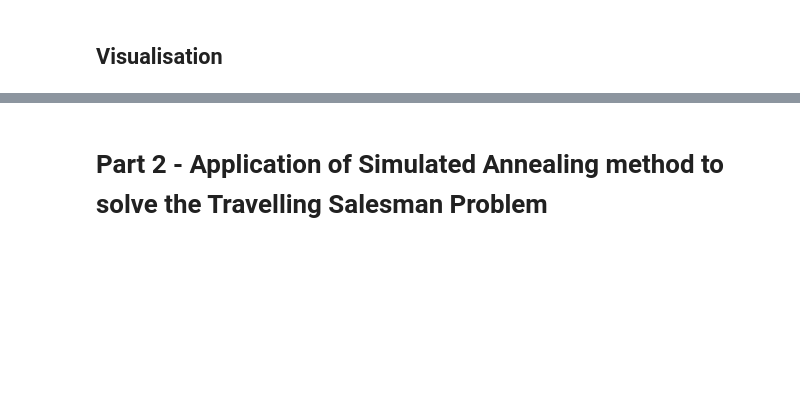
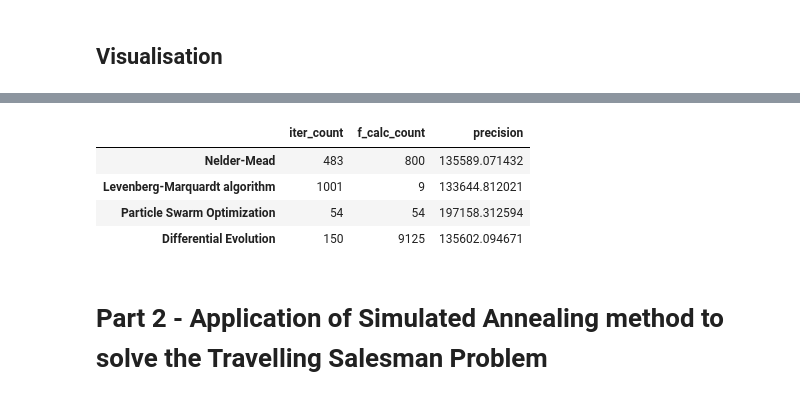
Before and after one commit to ATHigh/ITMO_labs, a Jupyter notebook: AaDoA/Task4.ipynb, the cells around one changed output, grey strips where cells are left out. Saved outputs shown, nothing was run; the diff lists cells and outputs as text; code cells hidden in the pictures; blank space fills up the shorter version.

```diff
--- a/AaDoA/Task4.ipynb
+++ b/AaDoA/Task4.ipynb
@@ -118,3 +134,17 @@ swarm_result = [145, 145, 197350.7498386208]
+# %%
+#dataframe
+df_linear = pd.DataFrame([nelder_mead_result, lma_result, swarm_result,
+                          diff_evo_result],
+                         columns=['iter_count', 'f_calc_count', 'precision'],
+                         index=["Nelder-Mead", "Levenberg-Marquardt algorithm",
+                                "Particle Swarm Optimization", "Differential Evolution"])
+df_linear
+# %% [output]
+|  | iter_count | f_calc_count | precision |
+| Nelder-Mead | 483 | 800 | 135589.071432 |
+| Levenberg-Marquardt algorithm | 1001 | 9 | 133644.812021 |
+| Particle Swarm Optimization | 54 | 54 | 197158.312594 |
+| Differential Evolution | 150 | 9125 | 135602.094671 |
 # %% [markdown]
 # Part 2 - Application of Simulated Annealing method to solve the Travelling Salesman Problem
 # %%
```
Also changed, not shown: parts of 5 cells of this notebook.
